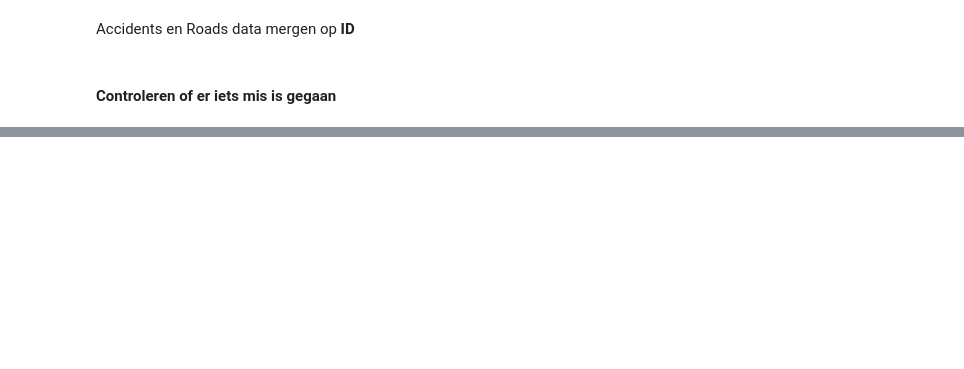
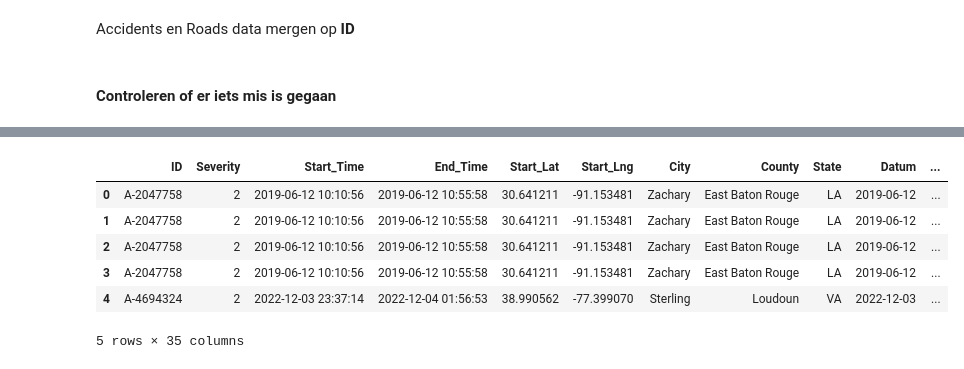
Before and after one commit to inalbekir/Portfolio, a Jupyter notebook: main.ipynb, the cells around one changed output, grey strips where cells are left out. Saved outputs shown, nothing was run; the diff lists cells and outputs as text; code cells hidden in the pictures; blank space fills up the shorter version.

```diff
--- a/main.ipynb
+++ b/main.ipynb
@@ -393,0 +445,10 @@ dtype: int64
+# %%
+df.head()
+# %% [output]
+|  | ID | Severity | Start_Time | End_Time | Start_Lat | Start_Lng | City | County | State | Datum | ... |
+| 0 | A-2047758 | 2 | 2019-06-12 10:10:56 | 2019-06-12 10:55:58 | 30.641211 | -91.153481 | Zachary | East Baton Rouge | LA | 2019-06-12 | ... |
+| 1 | A-2047758 | 2 | 2019-06-12 10:10:56 | 2019-06-12 10:55:58 | 30.641211 | -91.153481 | Zachary | East Baton Rouge | LA | 2019-06-12 | ... |
+| 2 | A-2047758 | 2 | 2019-06-12 10:10:56 | 2019-06-12 10:55:58 | 30.641211 | -91.153481 | Zachary | East Baton Rouge | LA | 2019-06-12 | ... |
+| 3 | A-2047758 | 2 | 2019-06-12 10:10:56 | 2019-06-12 10:55:58 | 30.641211 | -91.153481 | Zachary | East Baton Rouge | LA | 2019-06-12 | ... |
+| 4 | A-4694324 | 2 | 2022-12-03 23:37:14 | 2022-12-04 01:56:53 | 38.990562 | -77.399070 | Sterling | Loudoun | VA | 2022-12-03 | ... |
+5 rows × 35 columns
```
Also changed, not shown: parts of 14 cells of this notebook.
